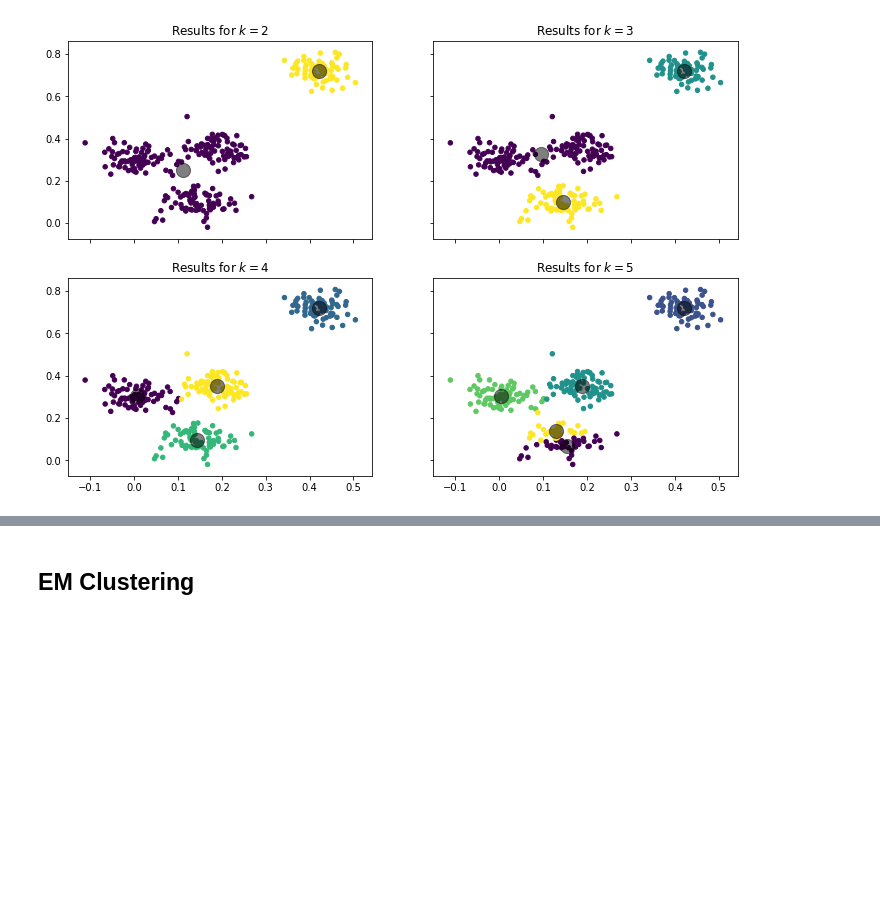
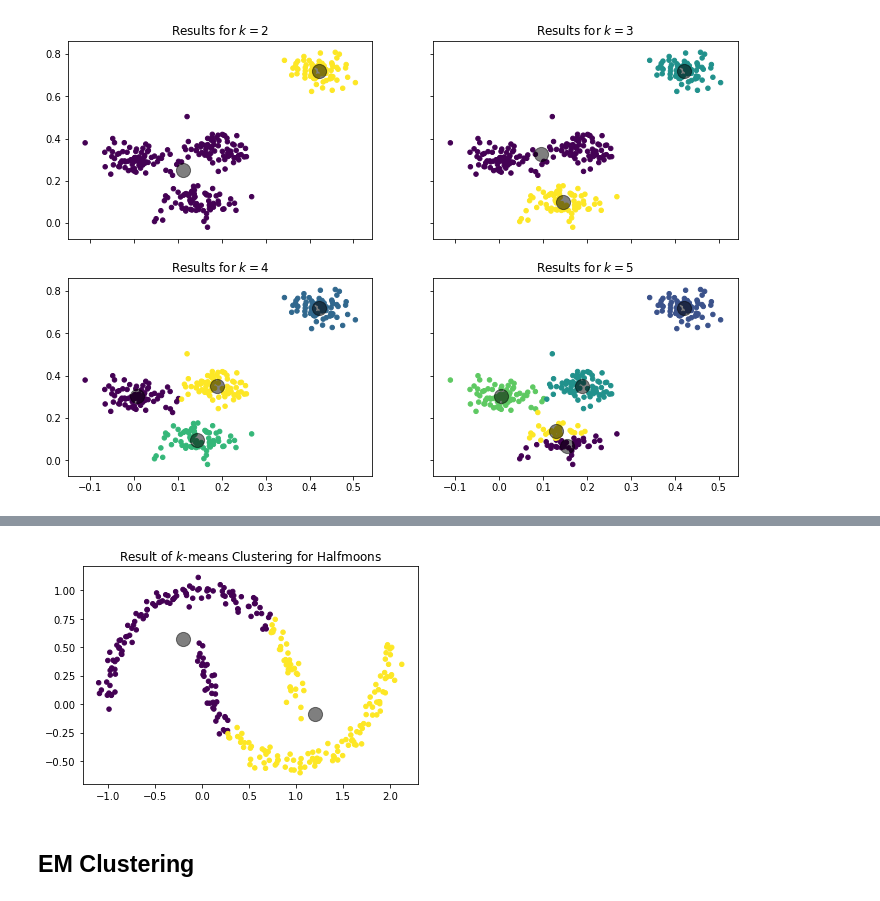
Before and after one commit to sherbold/intro-to-data-science, a Jupyter notebook: content/06_Clustering.ipynb, the cells around one changed output, grey strips where cells are left out. Cells and saved outputs as stored; diff of their text form; code cells hidden in the pictures; blank space fills up the shorter version.

```diff
--- a/content/06_Clustering.ipynb
+++ b/content/06_Clustering.ipynb
@@ -133,2 +202,22 @@ plt.show()
+# %%
+import matplotlib.pyplot as plt
+from sklearn.datasets.samples_generator import make_moons
+from sklearn.cluster import KMeans
+
+# this generates our halfmoon data
+X,_ = make_moons(n_samples=300, noise=0.05, random_state=0)
+
+kmeans = KMeans(n_clusters=2, random_state=0)
+kmeans.fit(X)
+y_kmeans = kmeans.predict(X)
+centers = kmeans.cluster_centers_
+
+plt.figure()
+plt.title('Result of $k$-means Clustering for Halfmoons')
+plt.scatter(X[:, 0], X[:, 1], c=y_kmeans, s=20)
+plt.scatter(centers[:, 0], centers[:, 1], c='black', s=200, alpha=0.5);
+plt.show()
+# %% [output]
+[figure, added]
 # %% [markdown]
 ## EM Clustering
```
Also changed, not shown: parts of 14 cells of this notebook, 11 other files.
